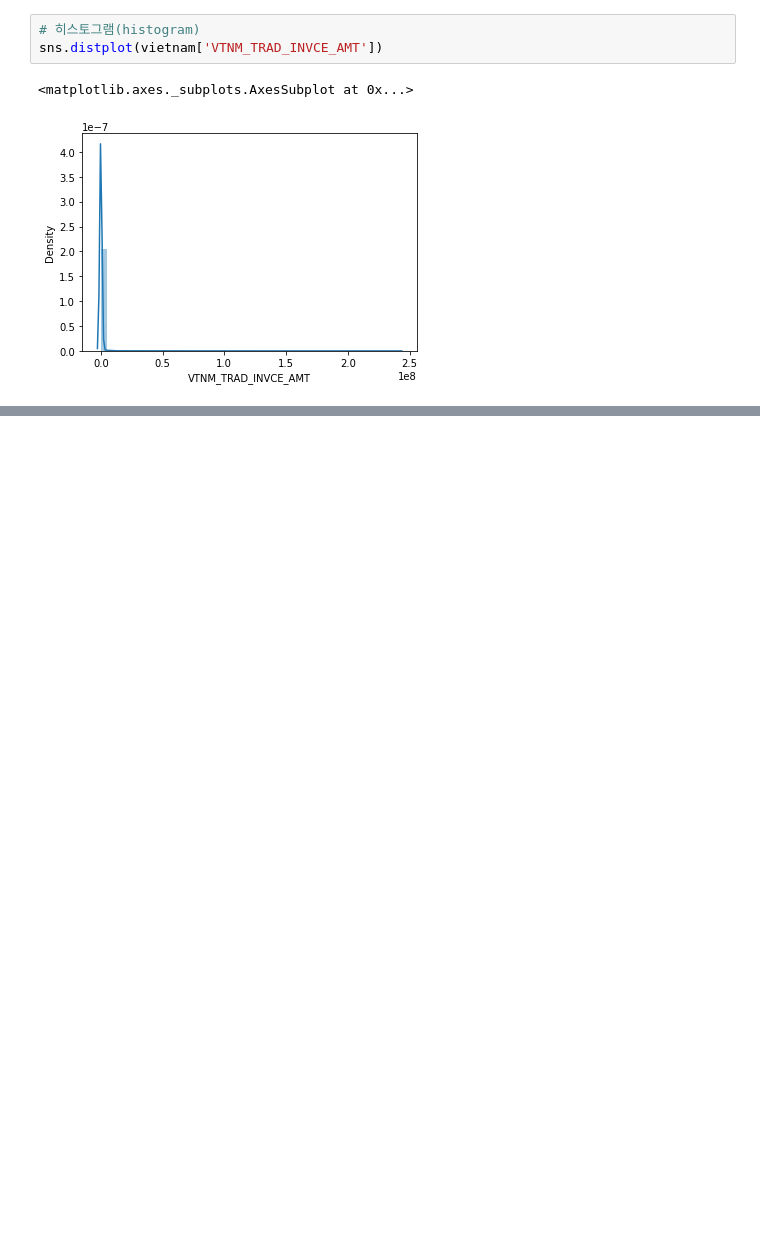
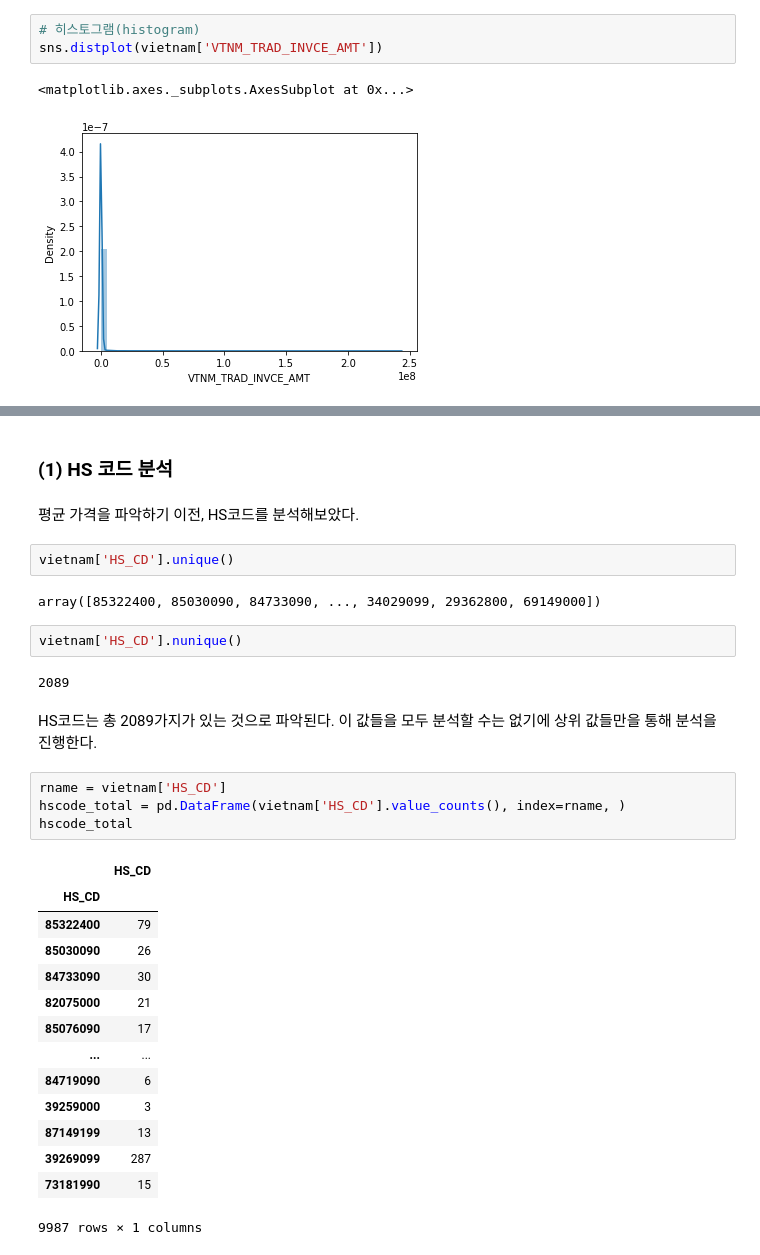
Before and after one commit to SEJUNTONY/Data_Science_Class, a Jupyter notebook: 무역데이터_베트남.ipynb, the cells around one changed output, grey strips where cells are left out. Drawn from its saved outputs; the diff is of its cells as text; blank space fills up the shorter version.

```diff
--- a/무역데이터_베트남.ipynb
+++ b/무역데이터_베트남.ipynb
@@ -129,0 +161,33 @@ sns.distplot(vietnam['VTNM_TRAD_INVCE_AMT'])
+# %% [markdown]
+### (1) HS 코드 분석
+# %% [markdown]
+평균 가격을 파악하기 이전, HS코드를 분석해보았다.
+# %%
+vietnam['HS_CD'].unique()
+# %% [output]
+array([85322400, 85030090, 84733090, ..., 34029099, 29362800, 69149000])
+# %%
+vietnam['HS_CD'].nunique()
+# %% [output]
+2089
+# %% [markdown]
+HS코드는 총 2089가지가 있는 것으로 파악된다. 이 값들을 모두 분석할 수는 없기에 상위 값들만을 통해 분석을 진행한다.
+# %%
+rname = vietnam['HS_CD']
+hscode_total = pd.DataFrame(vietnam['HS_CD'].value_counts(), index=rname, )
+hscode_total
+# %% [output]
+|  | HS_CD |
+| HS_CD |  |
+| 85322400 | 79 |
+| 85030090 | 26 |
+| 84733090 | 30 |
+| 82075000 | 21 |
+| 85076090 | 17 |
+| ... | ... |
+| 84719090 | 6 |
+| 39259000 | 3 |
+| 87149199 | 13 |
+| 39269099 | 287 |
+| 73181990 | 15 |
+9987 rows × 1 columns
```
Also changed, not shown: parts of 20 cells of this notebook.
